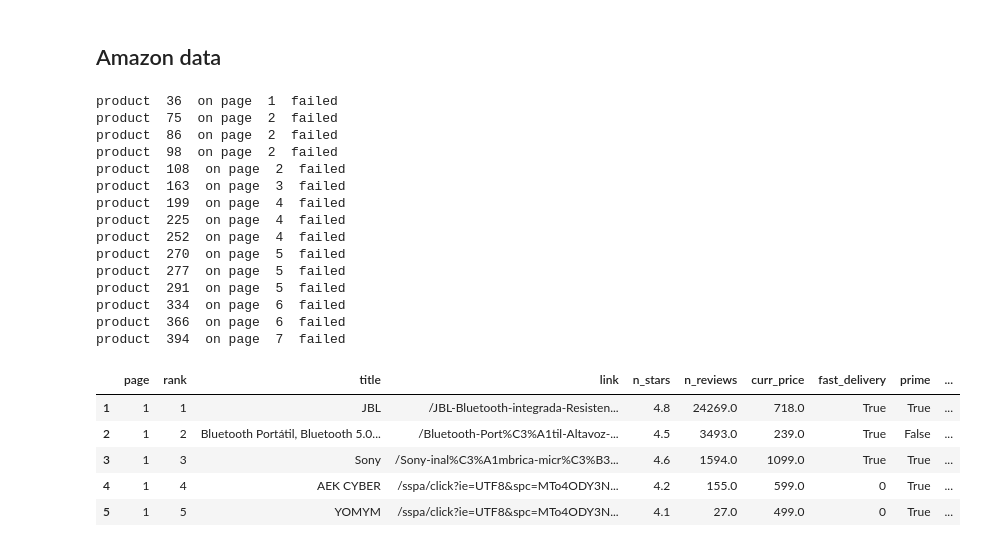
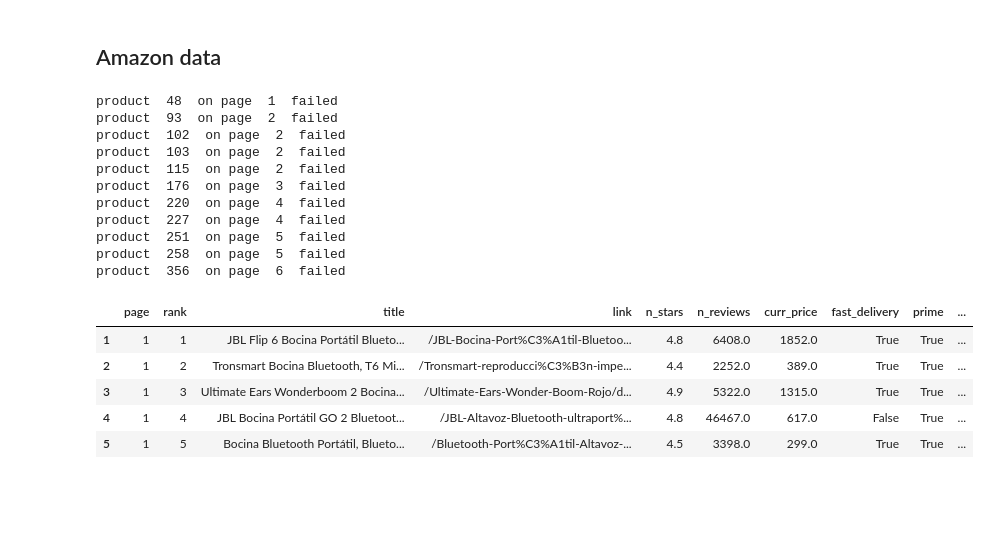
Before and after one commit to genarobasulto/SummerPaper, a Jupyter notebook: SummerPaperData.ipynb, the cells around one changed output. Cells and saved outputs as stored; diff of their text form; code cells hidden in the pictures; blank space fills up the shorter version.

```diff
--- a/SummerPaperData.ipynb
+++ b/SummerPaperData.ipynb
@@ -222,7 +222,20 @@ def get_ME_data(link,save = 0):
     benefits.append(re.sub("Se abrirá en una nueva ventana","",product_benefits[i].text))
   data["benefits"] = [benefits]
   data["curr_price"] = float(re.sub(",","",soup.find("span", {"class":"andes-money-amount__fraction"}).text))
-  data["date"] = 20230727
+  data["date"] = 20230808
+  cve = [t.text for t in soup.findAll("th", {"class":"andes-table__header andes-table__header--left ui-vpp-striped-specs__row__column ui-vpp-striped-specs__row__column--id"})]
+  it = [t.text for t in soup.findAll("span",{"class":"andes-table__column--value"})]
+  ch_dict = dict(zip(cve,it))
+  try:
+    data['brand'] = ch_dict['Marca']
+    data['model'] = ch_dict['Modelo']
+  except:
+    data['brand'] = ''
+    data['model'] = ''
+  try:
+    data['detailed_model'] = ch_dict['Modelo detallado']
+  except:
+    data['detailed_model'] = ""
   return data
 # %%
 def get_ME_data_saved(link, path):
@@ -334,9 +345,9 @@ b'\n<!DOCTYPE html>\n<html lang="es-MX">\n<head><link rel="preconnect" href="htt
 links_prods_me = pd.DataFrame({"page":[],"rank":[], "title":[], "link":[]}, index = [])
 page_ind = 1
 rank = 1
-while page_ind <= 10:
+while page_ind <= 1:
   page =  requests.get(link_search, headers=headers)
-  text_file = open("/content/drive/MyDrive/Colab Notebooks/data/search_me_"+str(page_ind)+"_12.txt", "w")
+  text_file = open("/content/drive/MyDrive/Colab Notebooks/data/search_me_"+str(page_ind)+"_16.txt", "w")
   n = text_file.write(str(page.content))
   text_file.close()
   #Set up BeautifulSoup format html
@@ -361,7 +372,7 @@ links_prods_me.to_csv("/content/drive/MyDrive/Colab Notebooks/data/links_meli_12
 data_Me = pd.DataFrame()
 for rank, link in zip(links_prods_me["rank"], links_prods_me["link"]):
   try:
-    save_path = "/content/drive/MyDrive/Colab Notebooks/data/meli_prods_pages/product_"+str(rank)+"_12.txt"
+    save_path = "/content/drive/MyDrive/Colab Notebooks/data/meli_prods_pages/product_"+str(rank)+"_16.txt"
     data_Me = pd.concat([data_Me, pd.DataFrame(get_ME_data(link,save_path))])
     print("product ", rank, "done")
   except:
@@ -620,54 +643,56 @@ prods_amazon = pd.DataFrame({"page":[],"rank":[], "title":[], "link":[],
                              "fast_delivery":[], "prime":[], "free_delivery":[], "date":[]}, index = [])
 ind_prod = 1
 for ind_page in range(1,8):
-  path = '/content/drive/MyDrive/Colab Notebooks/data/amazon_prods_pages/page'+str(ind_page)+'_10.html'
+  path = '/content/drive/MyDrive/Colab Notebooks/data/amazon_prods_pages/page'+str(ind_page)+'_2.html'
   data = {}
   page = open(path,"r").read()
   soup = BeautifulSoup(page, 'html.parser')
   for prod_soup in soup.findAll("div", {"class":"a-section a-spacing-base"}):
     try:
-      title = prod_soup.find("span", {"class":"a-size-base-plus a-color-base a-text-normal"}).text
+      title_parts = [par_ti.text for par_ti in prod_soup.findAll("span", {"class":"a-size-base-plus a-color-base a-text-normal"})]
+      try:
+        title = prod_soup.find("span", {"class":"a-size-base-plus a-color-base a-text-bold a-text-normal"}).text+' '
+      except:
+        title = ''
+      for ti in title_parts:
+        title += ti
       link_pr = prod_soup.find("a", href = True)["href"]
       try:
         n_stars = float(prod_soup.find("span", {"class":"a-icon-alt"}).text.split()[0])
         n_revs = float(prod_soup.find("span",{"class":"a-size-base s-underline-text"}).text.replace(",", ""))
       except:
         n_stars = 0.0
         n_revs = 0.0
       price = float(prod_soup.find("span",{"class":"a-price-whole"}).text.replace(",", ""))
       prime = (len(prod_soup.findAll("i", {"aria-label":"Amazon Prime"}))==1)
       free_del = ("GRATIS" in prod_soup.text)
       try:
         fast_del = ("mañana" in prod_soup.find("span", {"class":"a-color-base a-text-bold"}).text)
       except:
         fast_del = 0
       prods_amazon.loc[ind_prod] = [ind_page, ind_prod, title, link_pr,
-                                    n_stars, n_revs, price, fast_del, prime, free_del, 20230727]
+                                    n_stars, n_revs, price, fast_del, prime, free_del, 20230707]
       ind_prod += 1
     except:
       print("product ", ind_prod, " on page ", ind_page, " failed")
       ind_prod += 1
 prods_amazon.head()
 # %% [output]
-product  36  on page  1  failed
-product  75  on page  2  failed
-product  86  on page  2  failed
-product  98  on page  2  failed
-product  108  on page  2  failed
-product  163  on page  3  failed
-product  199  on page  4  failed
-product  225  on page  4  failed
-product  252  on page  4  failed
-product  270  on page  5  failed
-product  277  on page  5  failed
-product  291  on page  5  failed
-product  334  on page  6  failed
-product  366  on page  6  failed
-product  394  on page  7  failed
+product  48  on page  1  failed
+product  93  on page  2  failed
+product  102  on page  2  failed
+product  103  on page  2  failed
+product  115  on page  2  failed
+product  176  on page  3  failed
+product  220  on page  4  failed
+product  227  on page  4  failed
+product  251  on page  5  failed
+product  258  on page  5  failed
+product  356  on page  6  failed
 |  | page | rank | title | link | n_stars | n_reviews | curr_price | fast_delivery | prime | ... |
-| 1 | 1 | 1 | JBL | /JBL-Bluetooth-integrada-Resisten... | 4.8 | 24269.0 | 718.0 | True | True | ... |
-| 2 | 1 | 2 | Bluetooth Portátil, Bluetooth 5.0... | /Bluetooth-Port%C3%A1til-Altavoz-... | 4.5 | 3493.0 | 239.0 | True | False | ... |
-| 3 | 1 | 3 | Sony | /Sony-inal%C3%A1mbrica-micr%C3%B3... | 4.6 | 1594.0 | 1099.0 | True | True | ... |
-| 4 | 1 | 4 | AEK CYBER | /sspa/click?ie=UTF8&spc=MTo4ODY3N... | 4.2 | 155.0 | 599.0 | 0 | True | ... |
-| 5 | 1 | 5 | YOMYM | /sspa/click?ie=UTF8&spc=MTo4ODY3N... | 4.1 | 27.0 | 499.0 | 0 | True | ... |
+| 1 | 1 | 1 | JBL Flip 6 Bocina Portátil Blueto... | /JBL-Bocina-Port%C3%A1til-Bluetoo... | 4.8 | 6408.0 | 1852.0 | True | True | ... |
+| 2 | 1 | 2 | Tronsmart Bocina Bluetooth, T6 Mi... | /Tronsmart-reproducci%C3%B3n-impe... | 4.4 | 2252.0 | 389.0 | True | True | ... |
+| 3 | 1 | 3 | Ultimate Ears Wonderboom 2 Bocina... | /Ultimate-Ears-Wonder-Boom-Rojo/d... | 4.9 | 5322.0 | 1315.0 | True | True | ... |
+| 4 | 1 | 4 | JBL Bocina Portátil GO 2 Bluetoot... | /JBL-Altavoz-Bluetooth-ultraport%... | 4.8 | 46467.0 | 617.0 | False | True | ... |
+| 5 | 1 | 5 | Bocina Bluetooth Portátil, Blueto... | /Bluetooth-Port%C3%A1til-Altavoz-... | 4.5 | 3398.0 | 299.0 | True | True | ... |
 # %%
```
Also changed, not shown: parts of 18 cells of this notebook, 1 other file.
